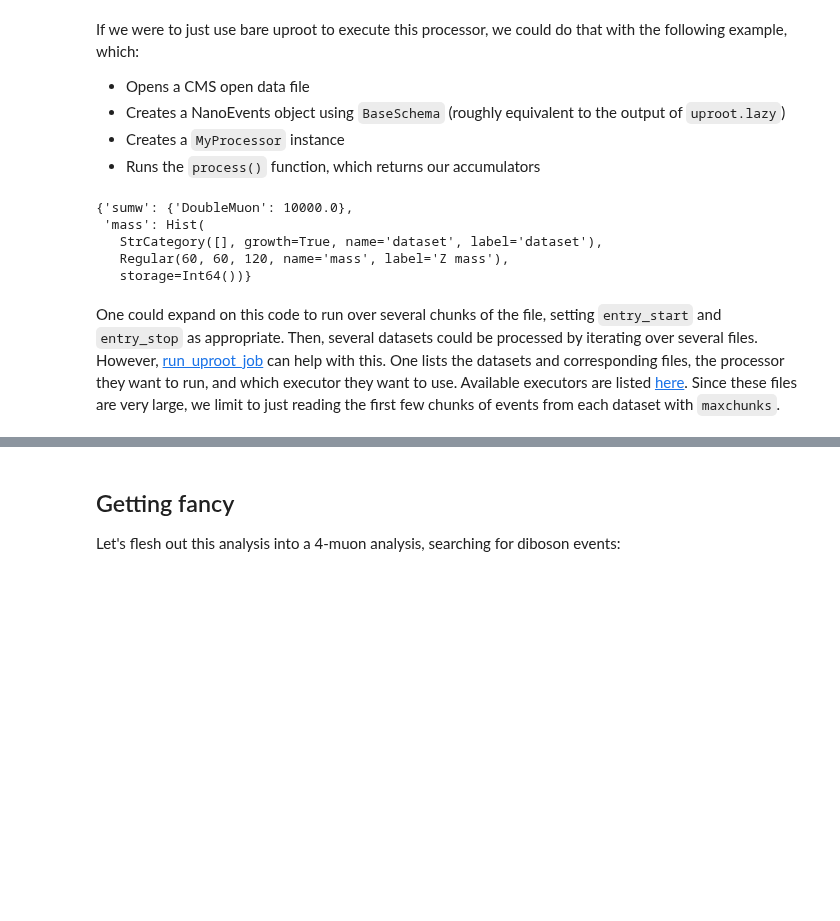
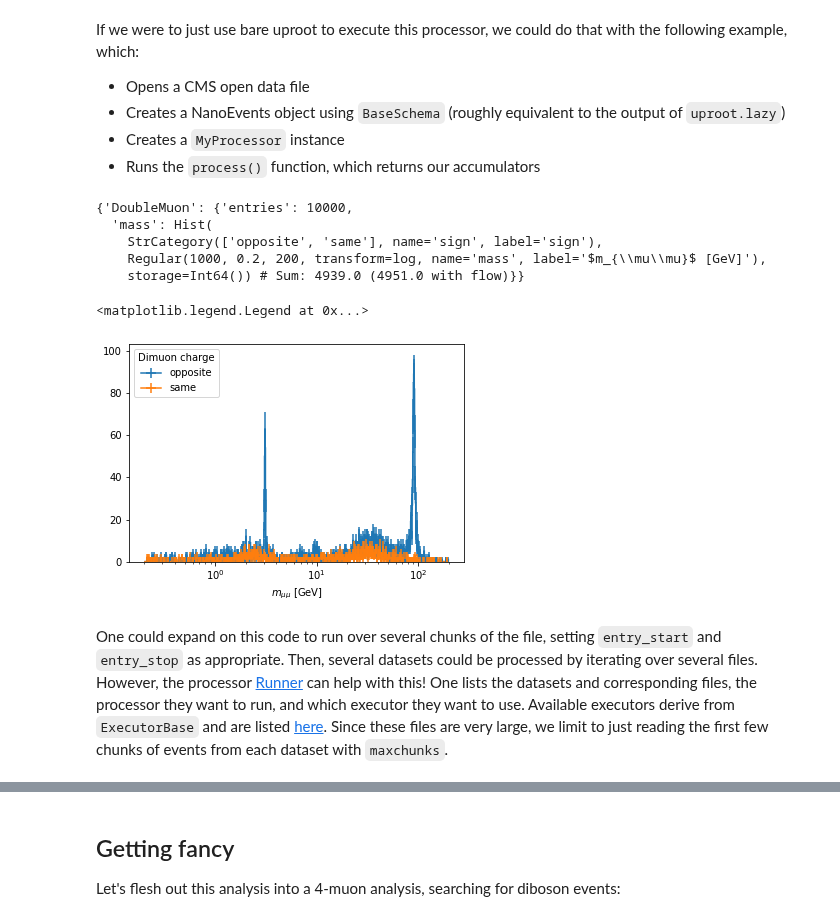
Before and after one commit to CoffeaTeam/coffea, a Jupyter notebook: binder/processor.ipynb, the cells around one changed output, grey strips where cells are left out. Cells and saved outputs as stored; diff of their text form; code cells hidden in the pictures; blank space fills up the shorter version.

```diff
--- a/binder/processor.ipynb
+++ b/binder/processor.ipynb
@@ -73,9 +76,6 @@ If we were to just use bare uproot to execute this processor, we could do that w
 # %%
 import uproot
 from coffea.nanoevents import NanoEventsFactory, BaseSchema
-
-# https://github.com/scikit-hep/uproot4/issues/122
-uproot.open.defaults["xrootd_handler"] = uproot.source.xrootd.MultithreadedXRootDSource
 
 filename = "root://eospublic.cern.ch//eos/root-eos/cms_opendata_2012_nanoaod/Run2012B_DoubleMuParked.root"
 file = uproot.open(filename)
@@ -89,13 +89,23 @@ p = MyProcessor()
 out = p.process(events)
 out
 # %% [output]
-{'sumw': {'DoubleMuon': 10000.0},
- 'mass': Hist(
-   StrCategory([], growth=True, name='dataset', label='dataset'),
-   Regular(60, 60, 120, name='mass', label='Z mass'),
-   storage=Int64())}
+{'DoubleMuon': {'entries': 10000,
+  'mass': Hist(
+    StrCategory(['opposite', 'same'], name='sign', label='sign'),
+    Regular(1000, 0.2, 200, transform=log, name='mass', label='$m_{\\mu\\mu}$ [GeV]'),
+    storage=Int64()) # Sum: 4939.0 (4951.0 with flow)}}
+# %%
+import matplotlib.pyplot as plt
+
+fig, ax = plt.subplots()
+out["DoubleMuon"]["mass"].plot1d(ax=ax)
+ax.set_xscale("log")
+ax.legend(title="Dimuon charge")
+# %% [output]
+<matplotlib.legend.Legend at 0x...>
+[figure, added]
 # %% [markdown]
-One could expand on this code to run over several chunks of the file, setting `entry_start` and `entry_stop` as appropriate. Then, several datasets could be processed by iterating over several files. However, [run_uproot_job](https://coffeateam.github.io/coffea/api/coffea.processor.run_uproot_job.html#coffea.processor.run_uproot_job) can help with this. One lists the datasets and corresponding files, the processor they want to run, and which executor they want to use. Available executors are listed [here](https://coffeateam.github.io/coffea/modules/coffea.processor.html#functions). Since these files are very large, we limit to just reading the first few chunks of events from each dataset with `maxchunks`.
+One could expand on this code to run over several chunks of the file, setting `entry_start` and `entry_stop` as appropriate. Then, several datasets could be processed by iterating over several files. However, the processor [Runner](https://coffeateam.github.io/coffea/api/coffea.processor.Runner.html) can help with this! One lists the datasets and corresponding files, the processor they want to run, and which executor they want to use. Available executors derive from `ExecutorBase` and are listed [here](https://coffeateam.github.io/coffea/modules/coffea.processor.html#classes). Since these files are very large, we limit to just reading the first few chunks of events from each dataset with `maxchunks`.
 # %%
 fileset = {
     'DoubleMuon': [
```
Also changed, not shown: parts of 20 cells of this notebook, 7 other files.
